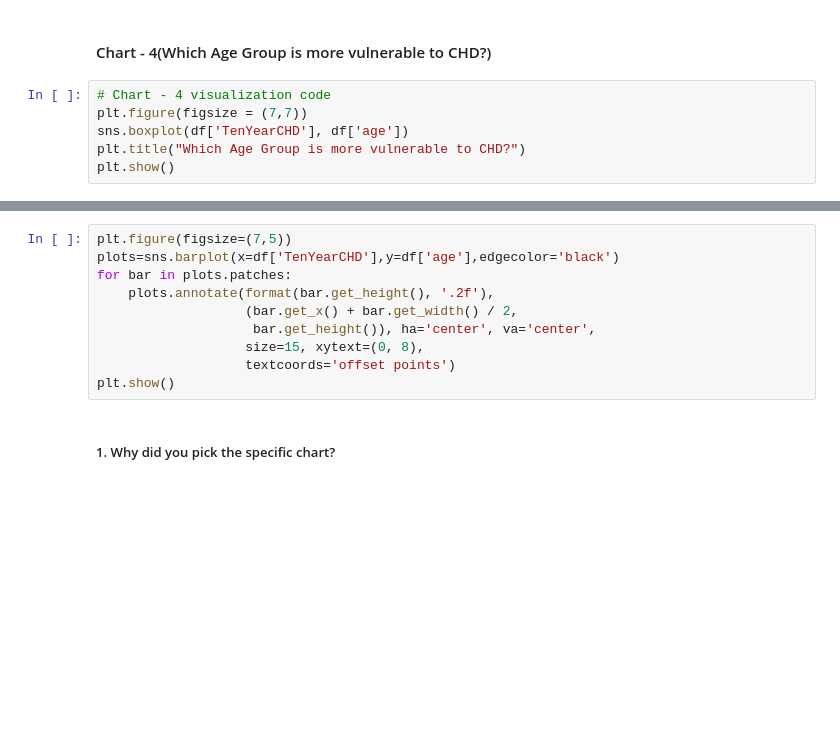
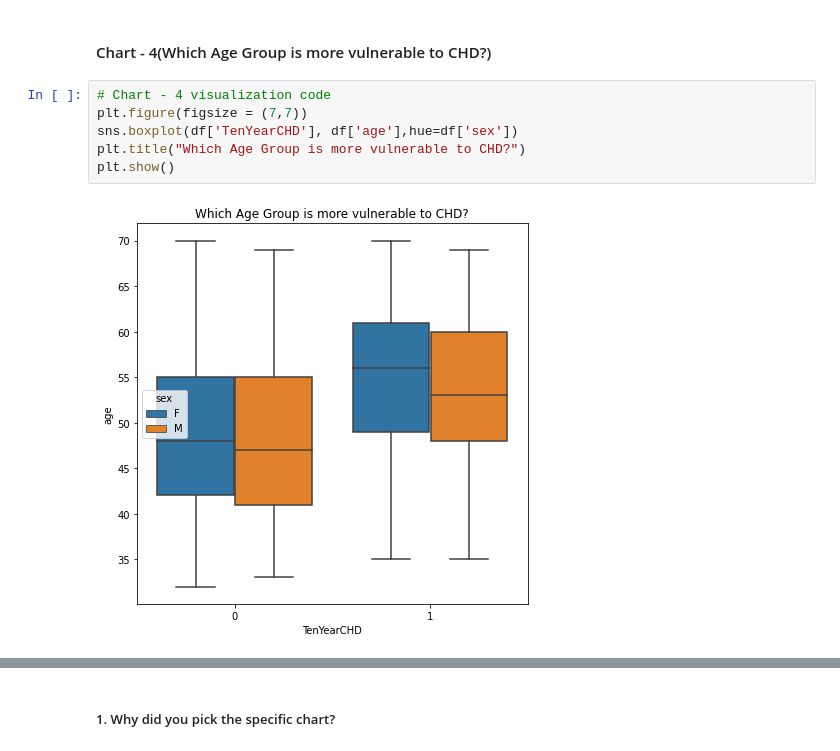
Before and after one commit to manjirikulkarni03/cardiovascular_risk_prediction, a Jupyter notebook: Manjiri_data_cardiovascular_risk.ipynb, the cells around one changed output, grey strips where cells are left out. Drawn from its saved outputs; the diff is of its cells as text; blank space fills up the shorter version.

```diff
--- a/Manjiri_data_cardiovascular_risk.ipynb
+++ b/Manjiri_data_cardiovascular_risk.ipynb
@@ -360,6 +714,8 @@ Answer Here
 # %%
 # Chart - 4 visualization code
 plt.figure(figsize = (7,7))
-sns.boxplot(df['TenYearCHD'], df['age'])
+sns.boxplot(df['TenYearCHD'], df['age'],hue=df['sex'])
 plt.title("Which Age Group is more vulnerable to CHD?")
 plt.show()
+# %% [output]
+[figure, added]
@@ -366,13 +723,3 @@ plt.show()
-# %%
-plt.figure(figsize=(7,5))
-plots=sns.barplot(x=df['TenYearCHD'],y=df['age'],edgecolor='black')
-for bar in plots.patches:
-    plots.annotate(format(bar.get_height(), '.2f'),
-                   (bar.get_x() + bar.get_width() / 2,
-                    bar.get_height()), ha='center', va='center',
-                   size=15, xytext=(0, 8),
-                   textcoords='offset points')
-plt.show()
 # %% [markdown]
 ##### 1. Why did you pick the specific chart?
 # %% [markdown]
```
Also changed, not shown: parts of 113 cells of this notebook.
